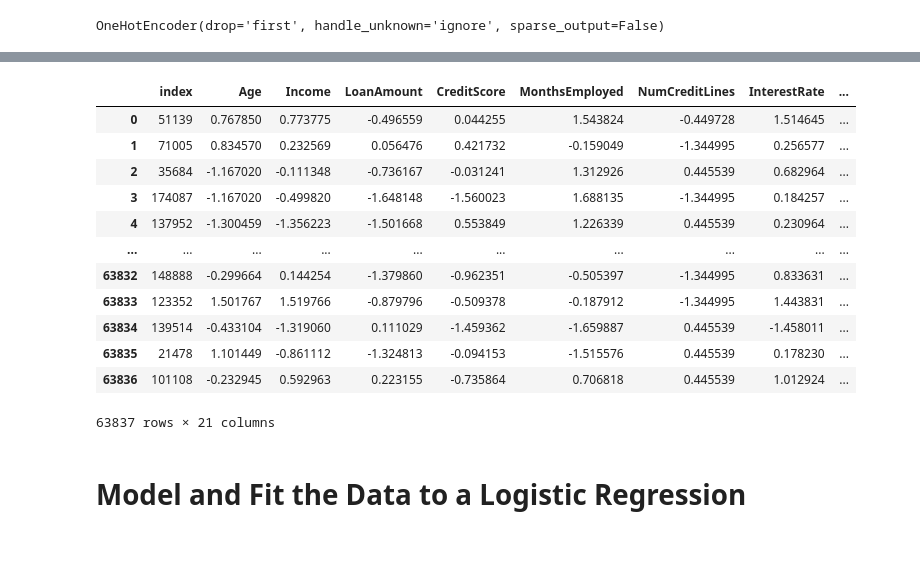
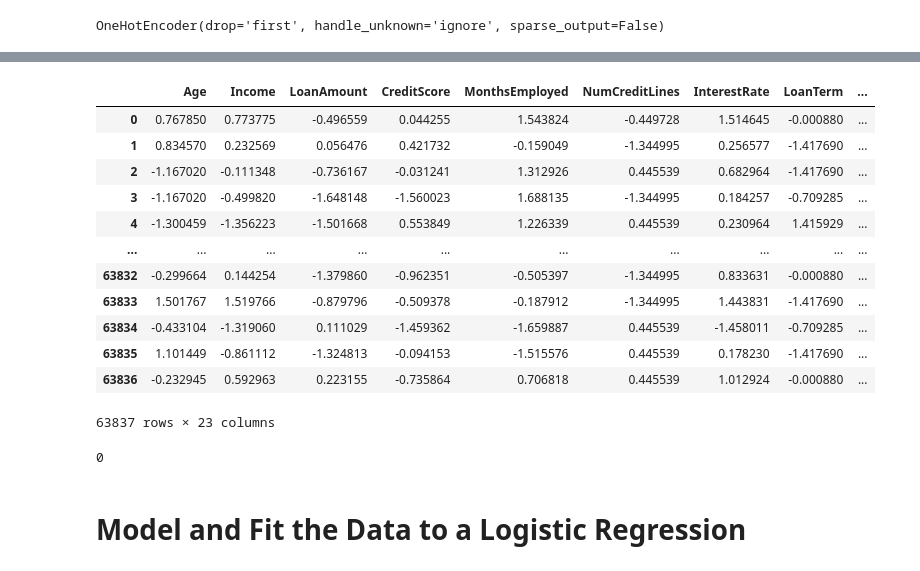
Before and after one commit to wrdhall3/loan-default-project, a Jupyter notebook: loan_default_project.ipynb, the cells around one changed output, grey strips where cells are left out. Drawn from its saved outputs; the diff is of its cells as text; code cells hidden in the pictures.

```diff
--- a/loan_default_project.ipynb
+++ b/loan_default_project.ipynb
@@ -182,0 +281,2 @@ plot_histograms_fixed_bins(loan_default_df, numerical_columns, bins=5)
+# %%
+loan_default_df['LoanAmountToIncomeRatio'] = loan_default_df['LoanAmount'] / loan_default_df['Income']
@@ -182,0 +321,2 @@ plot_histograms_fixed_bins(loan_default_df, numerical_columns, bins=5)
+# %%
+loan_default_df['TotalDebtToIncomeRatio'] = loan_default_df['DTIRatio'] + loan_default_df['Financial_Obligations']
@@ -296,7 +516,7 @@ OneHotEncoder(drop='first', handle_unknown='ignore', sparse_output=False)
 # Make sure to return a dataframe
 def encode_categorical(X_data):
     # Separate numeric columns
-    X_data_numeric = X_data.select_dtypes(include='number').reset_index()
+    X_data_numeric = X_data.select_dtypes(include='number').reset_index(drop=True)
 
     # Multicolumn encoders first
     employment_type_feature_names = encode_employment_type.get_feature_names_out(['EmploymentType'])  # Pass the original column name to get_feature_names_out
@@ -317,14 +537,6 @@ def encode_categorical(X_data):
     has_cosigner_feature_names = encode_has_cosigner.get_feature_names_out(['HasCoSigner'])
     encode_has_cosigner_df = pd.DataFrame(encode_has_cosigner.transform(X_data['HasCoSigner'].values.reshape(-1, 1)), columns=has_cosigner_feature_names)
 
-    #Display dfs
-    #display(employment_type_encoded_df.head())
-    #display(marital_status_encoded_df.head())
-    #display(has_mortgage_encoded_df.head())
-    #display(has_dependents_encoded_df.head())
-    #isplay(loan_purpose_encoded_df.head())
-    #isplay(encode_has_cosigner_df.head())
-
     # Concat all dfs together
     dfs = [X_data_numeric, employment_type_encoded_df, has_mortgage_encoded_df, has_dependents_encoded_df, loan_purpose_encoded_df, encode_has_cosigner_df ]
     X_data_encoded = pd.concat(dfs, axis=1)
@@ -366,10 +568,10 @@ X_train_encoded
 # %%
 #List of numerical columns
-numerical_columns = ['Age',	'Income',	'LoanAmount',	'CreditScore',	'MonthsEmployed',	'NumCreditLines',	'InterestRate',	'LoanTerm',	'DTIRatio']
+numerical_columns_for_scaling = ['Age',	'Income',	'LoanAmount',	'CreditScore',	'MonthsEmployed',	'NumCreditLines',	'InterestRate',	'LoanTerm',	'DTIRatio', 'Financial_Obligations', 'LoanAmountToIncomeRatio', 'TotalDebtToIncomeRatio']
 
 scaler = StandardScaler()
 
-X_train_encoded[numerical_columns] = scaler.fit_transform(X_train_encoded[numerical_columns])
+X_train_encoded[numerical_columns_for_scaling] = scaler.fit_transform(X_train_encoded[numerical_columns_for_scaling])
 
 X_train_encoded
 # %% [output]
@@ -389,24 +591,28 @@ X_train_encoded
 # %%
 # Transforming the test dataset based on the fit from the training dataset
 #X_test_scaled = scaler.transform(X_test)
 #X_test_scaled
 
-X_test_encoded[numerical_columns] = scaler.transform(X_test_encoded[numerical_columns])
+X_test_encoded[numerical_columns_for_scaling] = scaler.transform(X_test_encoded[numerical_columns_for_scaling])
 X_test_encoded
 # %% [output]
-|  | index | Age | Income | LoanAmount | CreditScore | MonthsEmployed | NumCreditLines | InterestRate | ... |
-| 0 | 51139 | 0.767850 | 0.773775 | -0.496559 | 0.044255 | 1.543824 | -0.449728 | 1.514645 | ... |
-| 1 | 71005 | 0.834570 | 0.232569 | 0.056476 | 0.421732 | -0.159049 | -1.344995 | 0.256577 | ... |
-| 2 | 35684 | -1.167020 | -0.111348 | -0.736167 | -0.031241 | 1.312926 | 0.445539 | 0.682964 | ... |
-| 3 | 174087 | -1.167020 | -0.499820 | -1.648148 | -1.560023 | 1.688135 | -1.344995 | 0.184257 | ... |
-| 4 | 137952 | -1.300459 | -1.356223 | -1.501668 | 0.553849 | 1.226339 | 0.445539 | 0.230964 | ... |
+|  | Age | Income | LoanAmount | CreditScore | MonthsEmployed | NumCreditLines | InterestRate | LoanTerm | ... |
+| 0 | 0.767850 | 0.773775 | -0.496559 | 0.044255 | 1.543824 | -0.449728 | 1.514645 | -0.000880 | ... |
+| 1 | 0.834570 | 0.232569 | 0.056476 | 0.421732 | -0.159049 | -1.344995 | 0.256577 | -1.417690 | ... |
+| 2 | -1.167020 | -0.111348 | -0.736167 | -0.031241 | 1.312926 | 0.445539 | 0.682964 | -1.417690 | ... |
+| 3 | -1.167020 | -0.499820 | -1.648148 | -1.560023 | 1.688135 | -1.344995 | 0.184257 | -0.709285 | ... |
+| 4 | -1.300459 | -1.356223 | -1.501668 | 0.553849 | 1.226339 | 0.445539 | 0.230964 | 1.415929 | ... |
 | ... | ... | ... | ... | ... | ... | ... | ... | ... | ... |
-| 63832 | 148888 | -0.299664 | 0.144254 | -1.379860 | -0.962351 | -0.505397 | -1.344995 | 0.833631 | ... |
-| 63833 | 123352 | 1.501767 | 1.519766 | -0.879796 | -0.509378 | -0.187912 | -1.344995 | 1.443831 | ... |
-| 63834 | 139514 | -0.433104 | -1.319060 | 0.111029 | -1.459362 | -1.659887 | 0.445539 | -1.458011 | ... |
-| 63835 | 21478 | 1.101449 | -0.861112 | -1.324813 | -0.094153 | -1.515576 | 0.445539 | 0.178230 | ... |
-| 63836 | 101108 | -0.232945 | 0.592963 | 0.223155 | -0.735864 | 0.706818 | 0.445539 | 1.012924 | ... |
+| 63832 | -0.299664 | 0.144254 | -1.379860 | -0.962351 | -0.505397 | -1.344995 | 0.833631 | -0.000880 | ... |
+| 63833 | 1.501767 | 1.519766 | -0.879796 | -0.509378 | -0.187912 | -1.344995 | 1.443831 | -1.417690 | ... |
+| 63834 | -0.433104 | -1.319060 | 0.111029 | -1.459362 | -1.659887 | 0.445539 | -1.458011 | -0.709285 | ... |
+| 63835 | 1.101449 | -0.861112 | -1.324813 | -0.094153 | -1.515576 | 0.445539 | 0.178230 | -1.417690 | ... |
+| 63836 | -0.232945 | 0.592963 | 0.223155 | -0.735864 | 0.706818 | 0.445539 | 1.012924 | -0.000880 | ... |
-63837 rows × 21 columns
+63837 rows × 23 columns
+# %%
+X_test_encoded['TotalDebtToIncomeRatio'].isnull().sum()
+# %% [output]
+0
 # %% [markdown]
 # Model and Fit the Data to a Logistic Regression
 # %%
```
Also changed, not shown: parts of 185 cells of this notebook.
